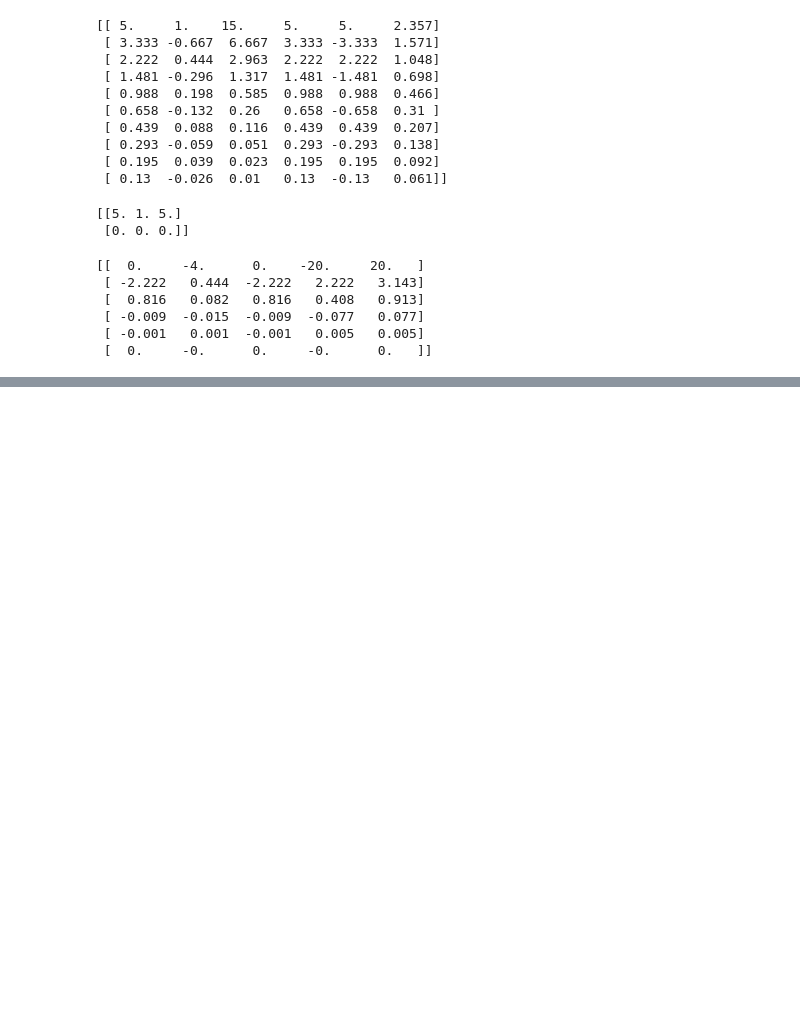
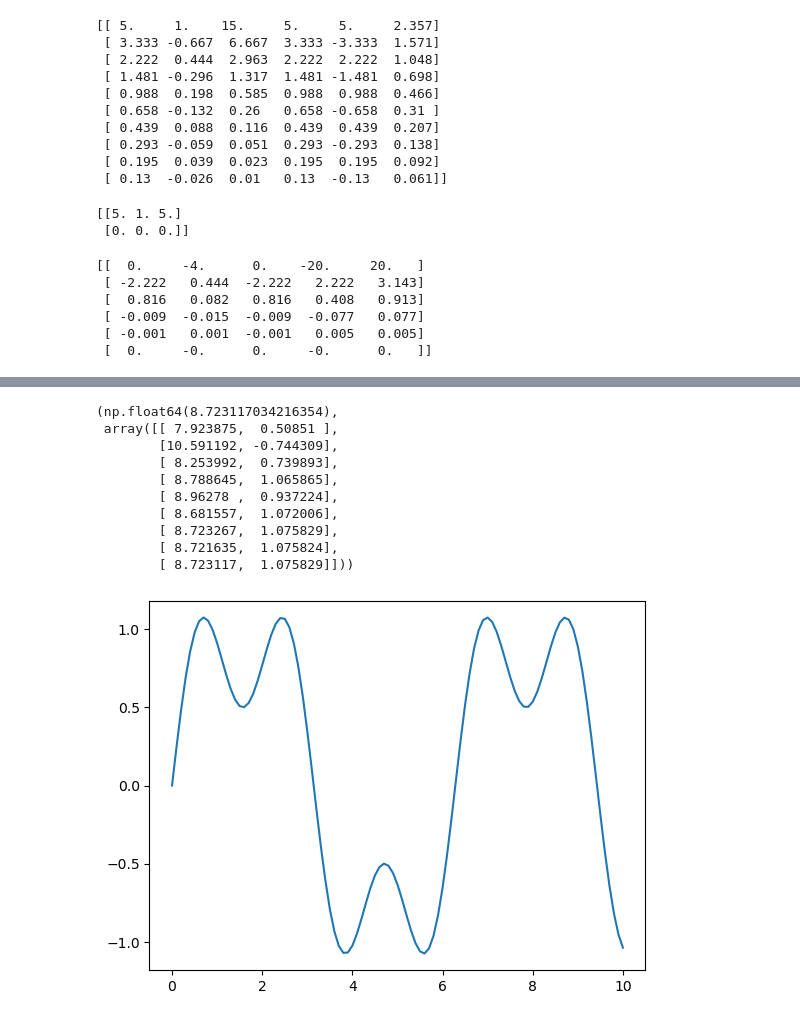
Before and after one commit to Chris0325/scientific_computing, a Jupyter notebook: chapter_6.ipynb, the cells around one changed output, grey strips where cells are left out. Drawn from its saved outputs; the diff is of its cells as text; code cells hidden in the pictures; blank space fills up the shorter version.

```diff
--- a/chapter_6.ipynb
+++ b/chapter_6.ipynb
@@ -263,0 +562,24 @@ print(history.round(3))
+# %%
+# 6.4
+x = np.linspace(0, 10, 101)
+
+
+def f(x):
+    return np.sin(x) + 0.5 * np.sin(3*x)   # Non‑unimodal on [0, 10]
+
+
+plt.plot(x, f(x))
+
+successive_parabolic_interpolation(f, 6, 7, 9)
+# %% [output]
+(np.float64(8.723117034216354),
+ array([[ 7.923875,  0.50851 ],
+        [10.591192, -0.744309],
+        [ 8.253992,  0.739893],
+        [ 8.788645,  1.065865],
+        [ 8.96278 ,  0.937224],
+        [ 8.681557,  1.072006],
+        [ 8.723267,  1.075829],
+        [ 8.721635,  1.075824],
+        [ 8.723117,  1.075829]]))
+[figure, added]
```
Also changed, not shown: parts of 30 cells of this notebook.
